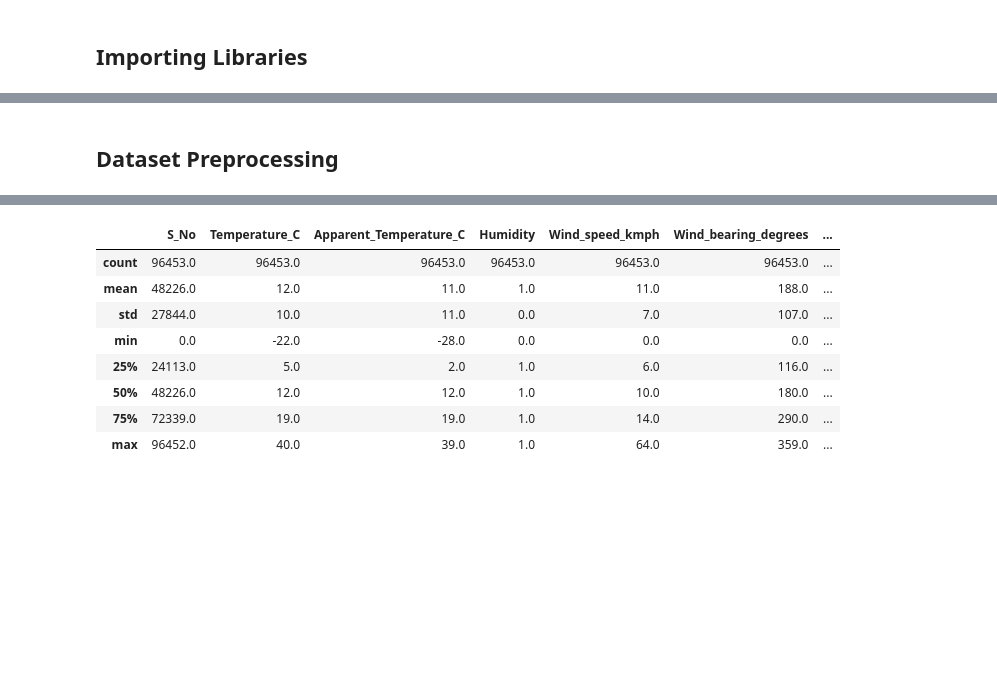
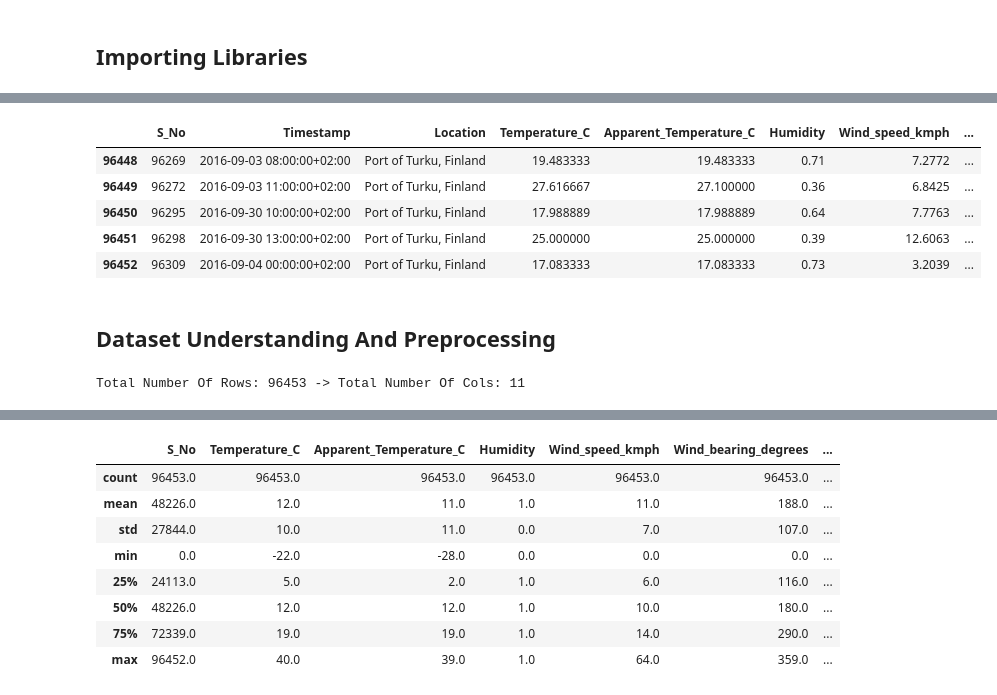
Before and after one commit to moro23/ml_port_weather_prediction, a Jupyter notebook: notebook/notebook.ipynb, the cells around one changed output, grey strips where cells are left out. Cells and saved outputs as stored; diff of their text form; code cells hidden in the pictures; blank space fills up the shorter version.

```diff
--- a/notebook/notebook.ipynb
+++ b/notebook/notebook.ipynb
@@ -19,2 +35,17 @@ df = data.copy()
+# %%
+## lets view the last 5 rows
+df.tail()
+# %% [output]
+|  | S_No | Timestamp | Location | Temperature_C | Apparent_Temperature_C | Humidity | Wind_speed_kmph | ... |
+| 96448 | 96269 | 2016-09-03 08:00:00+02:00 | Port of Turku, Finland | 19.483333 | 19.483333 | 0.71 | 7.2772 | ... |
+| 96449 | 96272 | 2016-09-03 11:00:00+02:00 | Port of Turku, Finland | 27.616667 | 27.100000 | 0.36 | 6.8425 | ... |
+| 96450 | 96295 | 2016-09-30 10:00:00+02:00 | Port of Turku, Finland | 17.988889 | 17.988889 | 0.64 | 7.7763 | ... |
+| 96451 | 96298 | 2016-09-30 13:00:00+02:00 | Port of Turku, Finland | 25.000000 | 25.000000 | 0.39 | 12.6063 | ... |
+| 96452 | 96309 | 2016-09-04 00:00:00+02:00 | Port of Turku, Finland | 17.083333 | 17.083333 | 0.73 | 3.2039 | ... |
 # %% [markdown]
-## Dataset Preprocessing
+## Dataset Understanding And Preprocessing
+# %%
+## lets the check the number of cols and rows for train data
+print(f"Total Number Of Rows: {df.shape[0]} -> Total Number Of Cols: {df.shape[1]}")
+# %% [output]
+Total Number Of Rows: 96453 -> Total Number Of Cols: 11
```
Also changed, not shown: parts of 23 cells of this notebook.
